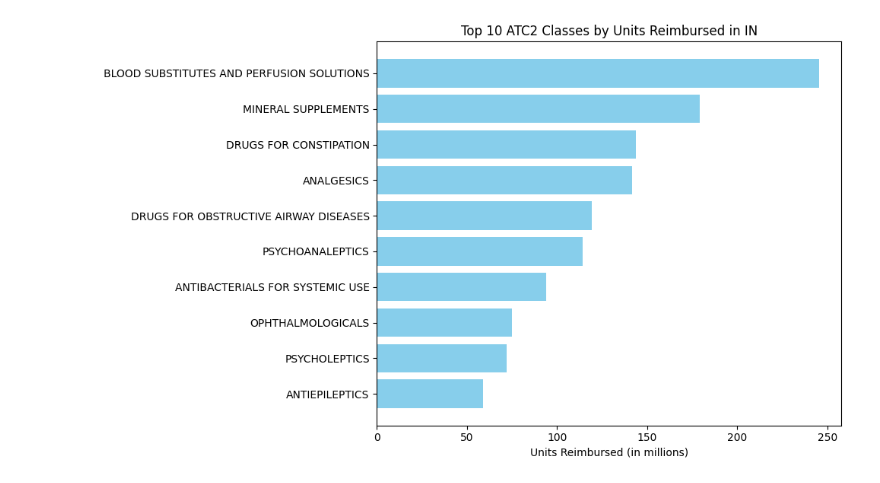
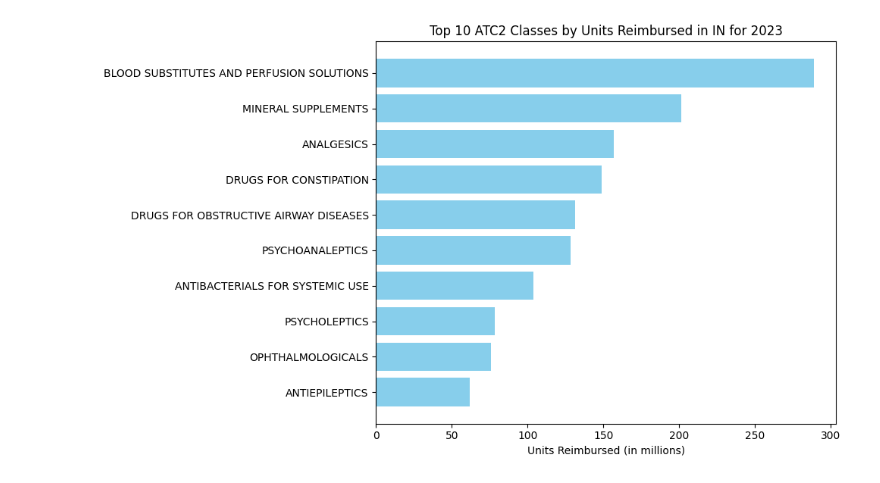
Before and after one commit to Lilianptr/DCMME, a Jupyter notebook: ATC/NDC_ATC.ipynb, the cells around one changed output. Drawn from its saved outputs; the diff is of its cells as text; code cells hidden in the pictures.

```diff
--- a/ATC/NDC_ATC.ipynb
+++ b/ATC/NDC_ATC.ipynb
@@ -52,14 +46,14 @@ Index(['Utilization Type', 'State', 'NDC', 'Labeler Code', 'Product Code',
 
 # Extract NDC column from filtered data - it's already in string format now
 ndc_values = df_filtered['NDC']
-output_file = rf"C:\Users\lholguin\OneDrive - purdue.edu\VS code\Data\ATC\text_files\NDCf_{year}.txt"
+output_file = rf"C:\Users\asus\OneDrive - purdue.edu\VS code\Data\ATC\text_files\NDCf_{year}.txt"
 print(f"Extracting {len(ndc_values)} NDC codes (All) with leading zeros preserved (excluding State='XX' and NA values)...")
 
-with open(output_file, 'w') as f:
-    for ndc in ndc_values:
-        f.write(str(ndc) + '\n')
+#with open(output_file, 'w') as f:
+    #for ndc in ndc_values:
+        #f.write(str(ndc) + '\n')
 
-print(f"Successfully saved {len(ndc_values)} NDC values to NDCf_{year}.txt (State != 'XX', no NA values)")
+#print(f"Successfully saved {len(ndc_values)} NDC values to NDCf_{year}.txt (State != 'XX', no NA values)")
 print(f"Unique NDC values: {ndc_values.nunique()}")
 print("First 10 NDC values (with leading zeros):")
 print(ndc_values.head(10).tolist())
@@ -67,7 +66,7 @@ print(ndc_values.head(10).tolist())
 #Once you have run the code n2c.py then you'll have the ATC4 csv file to read in
 
 # read ATC4 mapping, ensure NDC is read as string and zero-padded to 11 digits
-file_path=rf'C:\Users\lholguin\OneDrive - purdue.edu\VS code\Data\ATC\NDCf_{year}_ATC4_classes.csv'
+file_path=rf'C:\Users\asus\OneDrive - purdue.edu\VS code\Data\ATC\NDCf_{year}_ATC4_classes.csv'
 #Personal pc path r'C:\Users\asus\OneDrive - purdue.edu\VS code\Data\ATC\NDCf_{year}_ATC4_classes.csv'
 #office path: r"C:\Users\lholguin\OneDrive - purdue.edu\VS code\Data\ATC\NDCf_{year}_ATC4_classes.csv"
 
@@ -117,7 +116,7 @@ existing_atc = merged_df[merged_df['ATC4 Class'].notna()]
 print(rf"NDCs with ATC4 Class in {year} df: {existing_atc['NDC'].nunique()}")
 
 #Let's print those NDC codes to a text file to see if they have atc5 classes
-missing_ndc_file = rf"C:\Users\lholguin\OneDrive - purdue.edu\VS code\Data\ATC\text_files\NDC_missing_{year}.txt"
+missing_ndc_file = rf"C:\Users\asus\OneDrive - purdue.edu\VS code\Data\ATC\text_files\NDC_missing_{year}.txt"
 with open(missing_ndc_file, 'w') as f:
     for ndc in missing_atc['NDC'].unique():
         f.write(str(ndc) + '\n')
@@ -313,10 +307,10 @@ def add_all_atc_names(input_file, output_file=None, cache_path=None):
 
 if __name__ == "__main__":
     # Configure paths
-    year = 2024
-    cache_path = r"C:\Users\lholguin\OneDrive - purdue.edu\VS code\Data\ATC\cache_files\atc_names_cache"
-    input_file = rf"C:\Users\lholguin\OneDrive - purdue.edu\VS code\Data\ATC\NDCf_{year}_ATC4_classes.csv"
-    output_file = rf"C:\Users\lholguin\OneDrive - purdue.edu\VS code\Data\ATC\ATC4_names{year}.csv"
+    year = 2023
+    cache_path = r"C:\Users\asus\OneDrive - purdue.edu\VS code\Data\ATC\cache_files\atc_names_cache"
+    input_file = rf"C:\Users\asus\OneDrive - purdue.edu\VS code\Data\ATC\NDCf_{year}_ATC4_classes.csv"
+    output_file = rf"C:\Users\asus\OneDrive - purdue.edu\VS code\Data\ATC\ATC4_names{year}.csv"
 
     df = add_all_atc_names(input_file, output_file, cache_path)
 # %% [output]
@@ -429,22 +423,22 @@ Here is the top 10 ATC2 classes by Units Reimbursed:
 # %%
 #Function to create a plot for top ATC2 classes by Units Reimbursed for a given state
 import matplotlib.pyplot as plt
 def plot_top_atc2_by_state(state_code, top_n=10):
     state_data = final_merged[final_merged['State'] == state_code]
     state_agg = state_data.groupby(['ATC2 Class', 'ATC2_Name']).agg({
         'Units Reimbursed': 'sum',
         'Number of Prescriptions': 'sum'
     }).reset_index()
     state_agg_sorted = state_agg.sort_values('Units Reimbursed', ascending=False).head(top_n)
 
     plt.figure(figsize=(10, 6))
     plt.barh(state_agg_sorted['ATC2_Name'], state_agg_sorted['Units Reimbursed'], color='skyblue')
     plt.xlabel('Units Reimbursed (in millions)')
-    plt.title(f'Top {top_n} ATC2 Classes by Units Reimbursed in {state_code}')
+    plt.title(f'Top {top_n} ATC2 Classes by Units Reimbursed in {state_code} for {year}')
     plt.gca().invert_yaxis()  # Highest values on top
     plt.tight_layout()
     plt.show()
 #Example plot for Indiana
 plot_top_atc2_by_state('IN', top_n=10)
 # %% [output]
-[figure, old version]
+[figure, new version]
```
Also changed, not shown: parts of 8 cells of this notebook, 12 other files.
